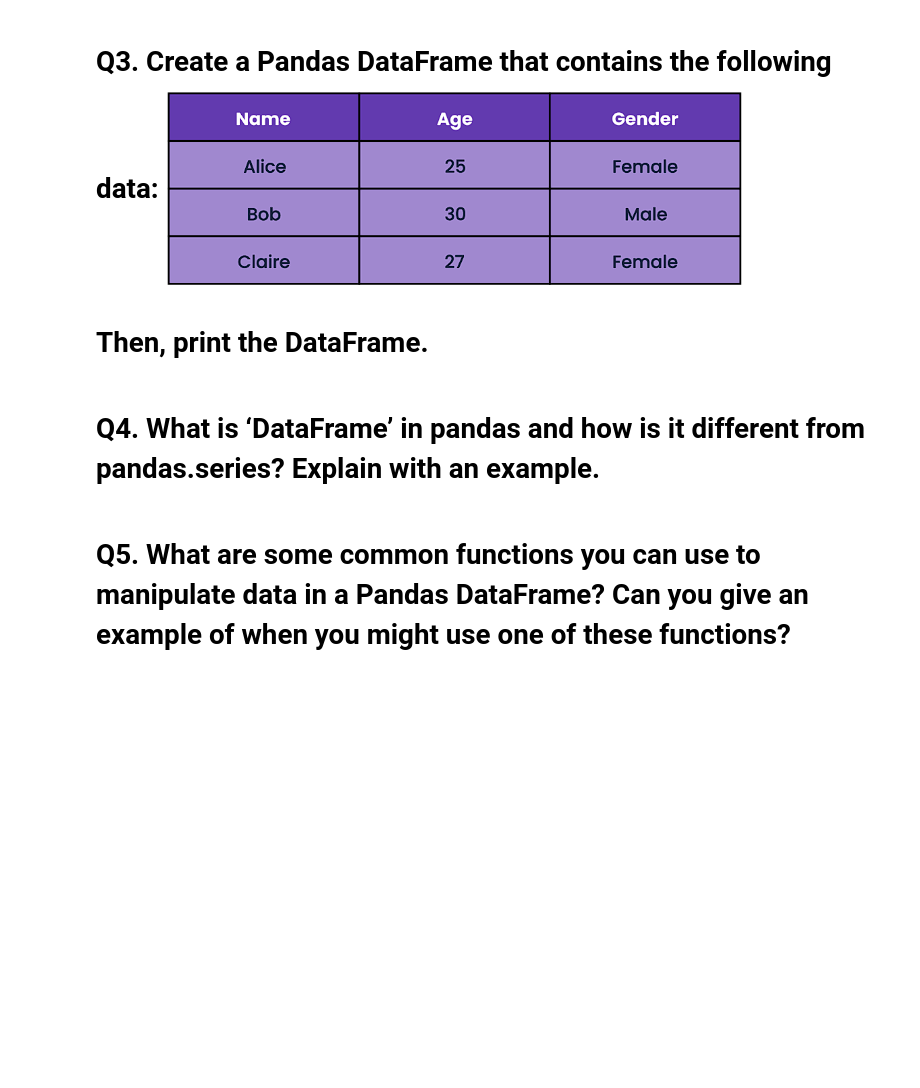
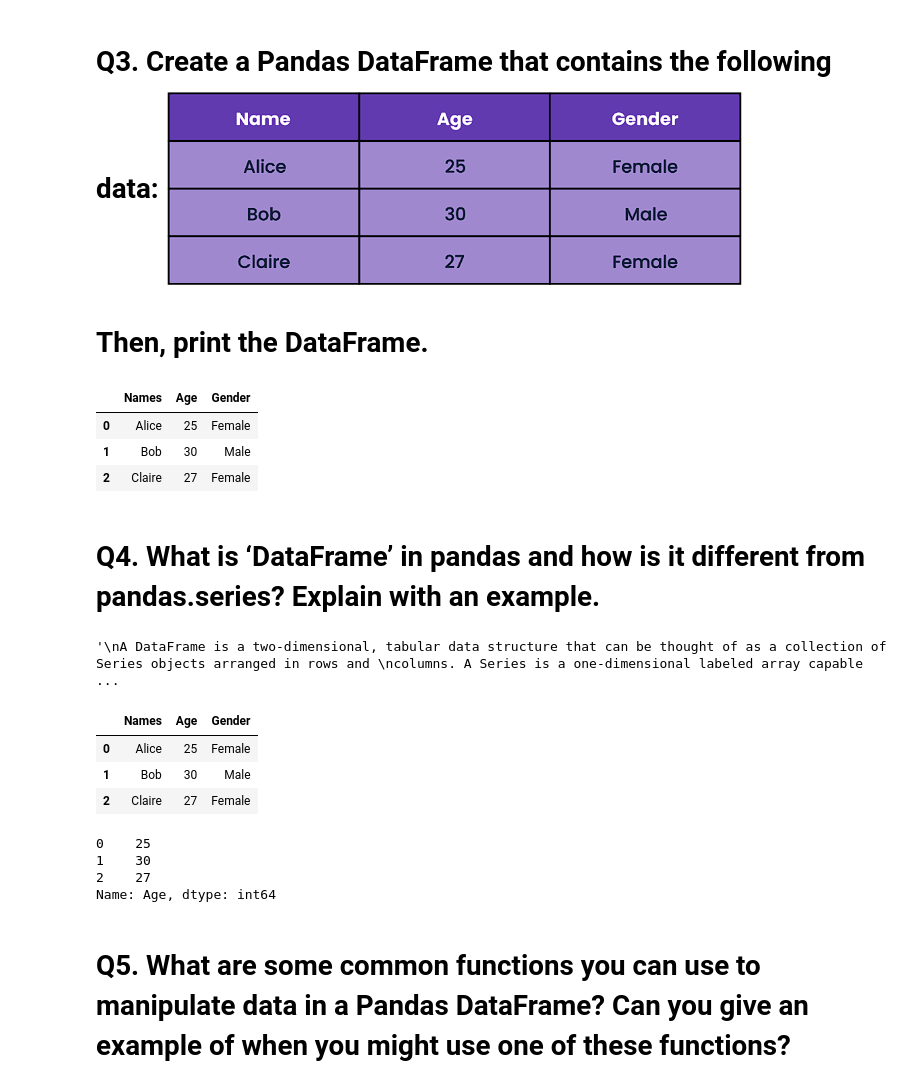
Before and after one commit to Arka1212/Data-Science-Assignments, a Jupyter notebook: Pandas_Basic_Assignment.ipynb, the cells around one changed output. Cells and saved outputs as stored; diff of their text form; code cells hidden in the pictures; blank space fills up the shorter version.

```diff
--- a/Pandas_Basic_Assignment.ipynb
+++ b/Pandas_Basic_Assignment.ipynb
@@ -8,7 +49,51 @@
 # Q3. Create a Pandas DataFrame that contains the following data:![Screenshot 2023-09-07 210923.png](embedded-picture-1)
 
 # Then, print the DataFrame.
+# %%
+# Code.
+names = ['Alice', 'Bob', 'Claire']
+age = [25, 30, 27]
+gender = ['Female', 'Male', 'Female']
+
+# Creating dataframe.
+data = {
+    'Names': names,
+    'Age': age,
+    'Gender': gender
+}
+
+random_df = pd.DataFrame(data)
+random_df
+# %% [output]
+|  | Names | Age | Gender |
+| 0 | Alice | 25 | Female |
+| 1 | Bob | 30 | Male |
+| 2 | Claire | 27 | Female |
 # %% [markdown]
 # Q4. What is ‘DataFrame’ in pandas and how is it different from pandas.series? Explain with an example.
+# %%
+'''
+A DataFrame is a two-dimensional, tabular data structure that can be thought of as a collection of Series objects arranged in rows and
+columns. A Series is a one-dimensional labeled array capable of holding data of any type (integer, float, string, etc.). It is like a
+single column of data in a DataFrame or a single array in NumPy. Series is best suited for tasks involving a single variable or attribute.
+'''
+# %% [output]
+'\nA DataFrame is a two-dimensional, tabular data structure that can be thought of as a collection of Series objects arranged in rows and \ncolumns. A Series is a one-dimensional labeled array capable ...
+# %%
+# Printing DataFrame.
+random_df
+# %% [output]
+|  | Names | Age | Gender |
+| 0 | Alice | 25 | Female |
+| 1 | Bob | 30 | Male |
+| 2 | Claire | 27 | Female |
+# %%
+# Printing Series.
+random_df['Age']               # A single column of the above dataframe.
+# %% [output]
+0    25
+1    30
+2    27
+Name: Age, dtype: int64
 # %% [markdown]
 # Q5. What are some common functions you can use to manipulate data in a Pandas DataFrame? Can you give an example of when you might use one of these functions?
```
Also changed, not shown: parts of 12 cells of this notebook.
